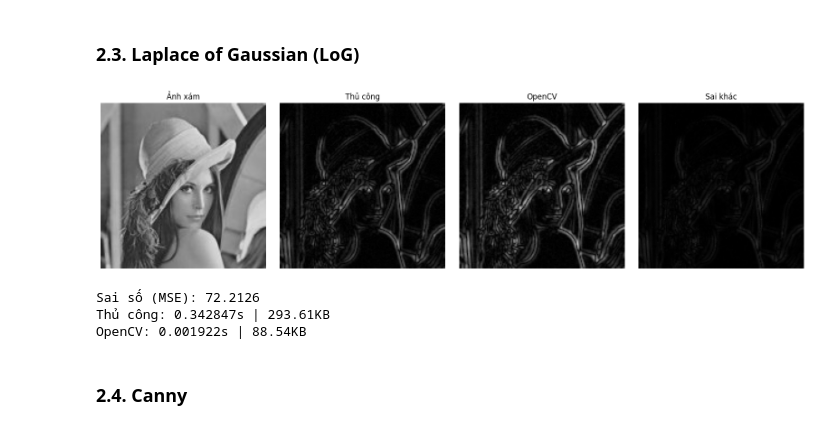
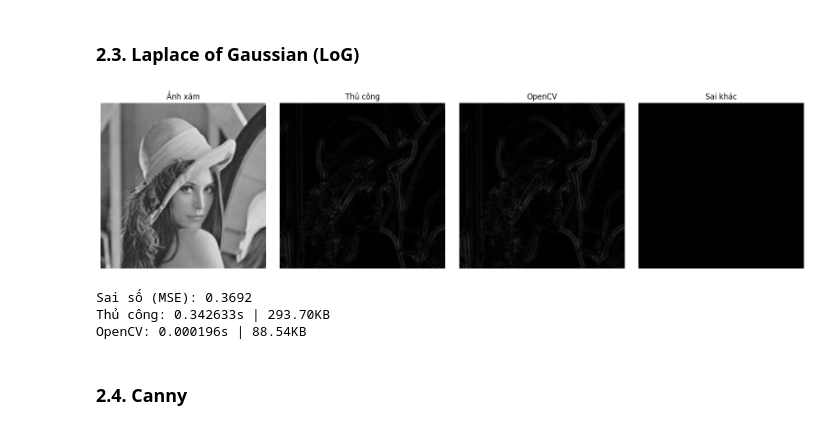
Before and after one commit to tthongbos/AdvancedMachineLearning, a Jupyter notebook: acv/TH/TH_2/Myopia_25C11067_25C11035_th02/source/th02.ipynb, the cells around one changed output. Saved outputs shown, nothing was run; the diff lists cells and outputs as text; code cells hidden in the pictures.

```diff
--- a/acv/TH/TH_2/Myopia_25C11067_25C11035_th02/source/th02.ipynb
+++ b/acv/TH/TH_2/Myopia_25C11067_25C11035_th02/source/th02.ipynb
@@ -424,39 +422,38 @@ OpenCV: 0.012127s | 88.54KB
 # %% [markdown]
 ### 2.3. Laplace of Gaussian (LoG)
 # %%
-# Cài đặt Laplace of Gaussian (LoG) thủ công.
+# Cài đặt Laplace of Gaussian (LoG) thủ công
 def log_manual(gray):
-    # LoG kết hợp làm trơn Gaussian và đạo hàm bậc hai Laplacian.
-    # Bước Gaussian giúp giảm nhiễu trước khi tính Laplacian.
+    # Bước 1: làm trơn Gaussian
     gray_smooth = gaussian_filter_manual(gray, 5, 1.0)
 
-    # Kernel Laplacian 8-neighborhood để bắt biến thiên theo cả hướng chéo.
-    kernel = np.array([[1,  1, 1],
-                       [1, -8, 1],
-                       [1,  1, 1]], dtype=np.float32)
+    # Bước 2: Laplacian 4-neighborhood (tương ứng cv2.Laplacian ksize=1)
+    kernel = np.array([[0,  1, 0],
+                       [1, -4, 1],
+                       [0,  1, 0]], dtype=np.float32)
 
     response = convolve_float_manual(gray_smooth, kernel)
     return np.clip(np.abs(response), 0, 255).astype(np.uint8)
 
-# Cài đặt LoG bằng OpenCV: GaussianBlur trước, sau đó Laplacian.
+# Cài đặt LoG bằng OpenCV
 def log_library(gray):
     gray_smooth = cv2.GaussianBlur(gray, (5, 5), 1.0, borderType=cv2.BORDER_REFLECT_101)
-    response = cv2.Laplacian(gray_smooth, cv2.CV_16S, ksize=3)
+    response = cv2.Laplacian(gray_smooth, cv2.CV_16S, ksize=1)
     return cv2.convertScaleAbs(response)
 
 log_manual_img, t_log_manual, m_log_manual = measure_time_memory(log_manual, gray_image, repeat=3)
 log_library_img, t_log_library, m_log_library = measure_time_memory(log_library, gray_image, repeat=3)
 log_diff = cv2.absdiff(log_manual_img, log_library_img)
 
 show_images([gray_image, log_manual_img, log_library_img, log_diff], ["Ảnh xám", "Thủ công", "OpenCV", "Sai khác"], cols=4, figsize=(16, 4))
 print(f"Sai số (MSE): {mse(log_manual_img, log_library_img):.4f}")
 print(f"Thủ công: {t_log_manual:.6f}s | {m_log_manual:.2f}KB")
 print(f"OpenCV: {t_log_library:.6f}s | {m_log_library:.2f}KB")
 # %% [output]
-[figure, old version]
+[figure, new version]
-Sai số (MSE): 72.2126
-Thủ công: 0.342847s | 293.61KB
-OpenCV: 0.001922s | 88.54KB
+Sai số (MSE): 0.3692
+Thủ công: 0.342633s | 293.70KB
+OpenCV: 0.000196s | 88.54KB
 # %% [markdown]
 ### 2.4. Canny
 # %%
```
Also changed, not shown: parts of 9 cells of this notebook, 11 other files.
